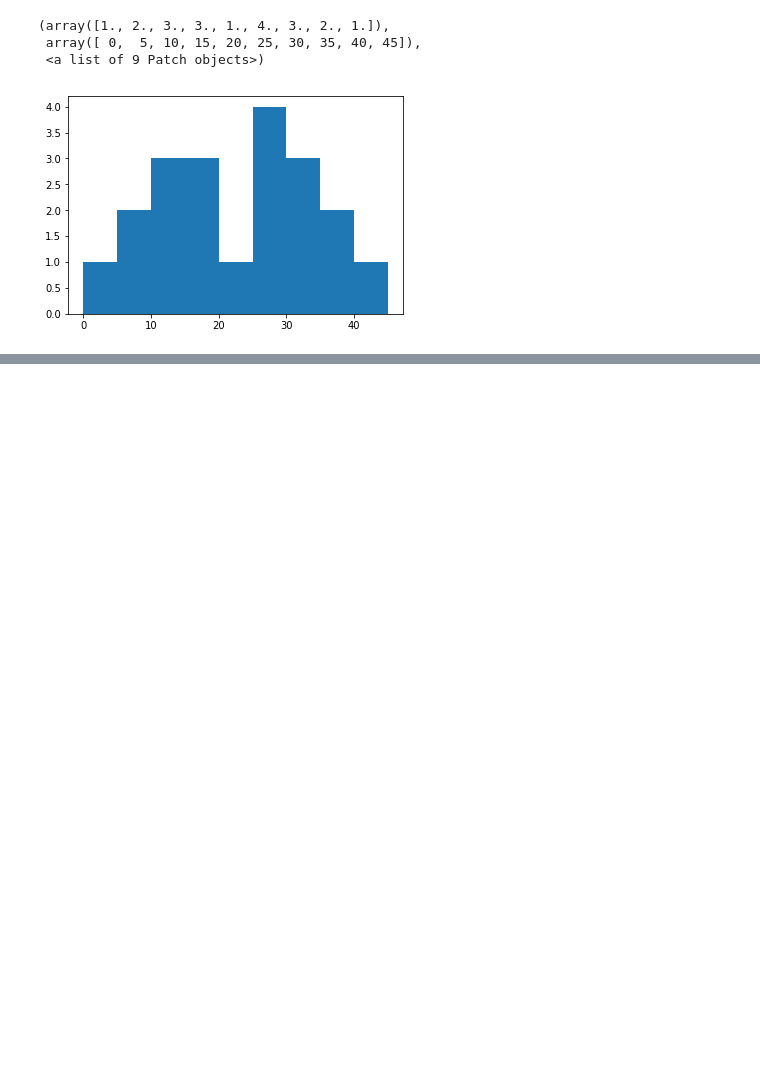
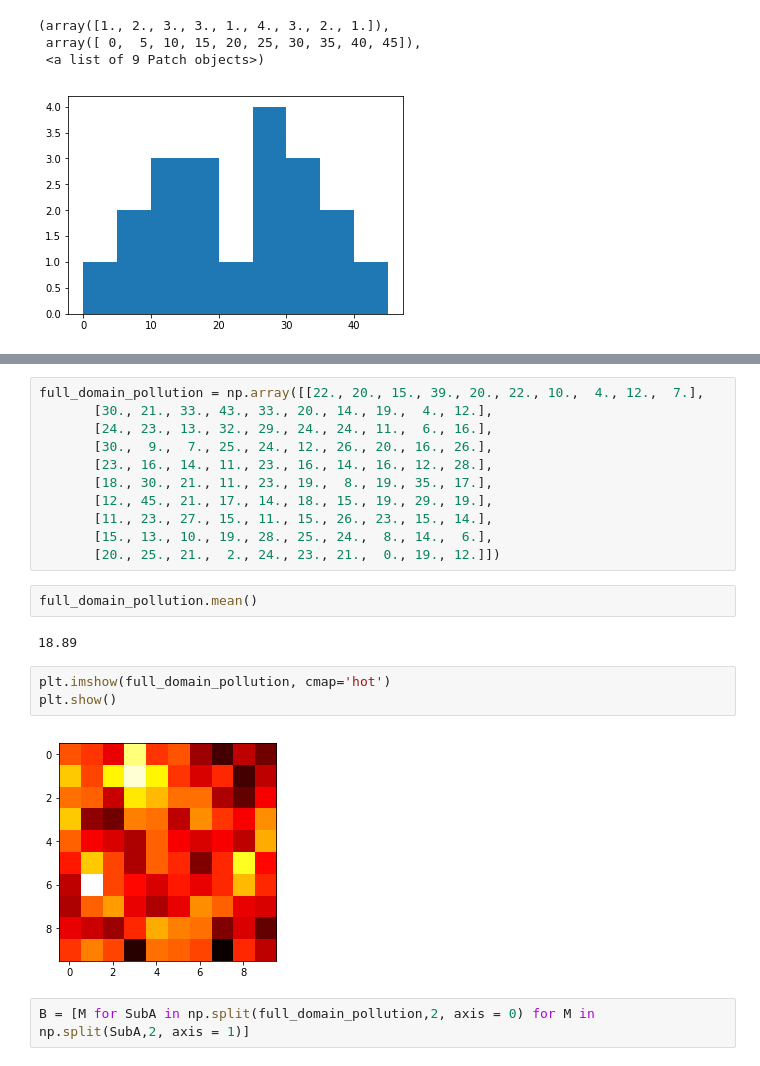
Before and after one commit to nshea3/geostats, a Jupyter notebook: Exercises_CFSG/Linear_geostatistics_exercises.ipynb, the cells around one changed output, grey strips where cells are left out. Saved outputs shown, nothing was run; the diff lists cells and outputs as text; blank space fills up the shorter version.

```diff
--- a/Exercises_CFSG/Linear_geostatistics_exercises.ipynb
+++ b/Exercises_CFSG/Linear_geostatistics_exercises.ipynb
@@ -120,0 +143,22 @@ plt.hist(pollution_campaign_2.values.ravel(), bins=range(0,50,5))
+# %%
+full_domain_pollution = np.array([[22., 20., 15., 39., 20., 22., 10.,  4., 12.,  7.],
+       [30., 21., 33., 43., 33., 20., 14., 19.,  4., 12.],
+       [24., 23., 13., 32., 29., 24., 24., 11.,  6., 16.],
+       [30.,  9.,  7., 25., 24., 12., 26., 20., 16., 26.],
+       [23., 16., 14., 11., 23., 16., 14., 16., 12., 28.],
+       [18., 30., 21., 11., 23., 19.,  8., 19., 35., 17.],
+       [12., 45., 21., 17., 14., 18., 15., 19., 29., 19.],
+       [11., 23., 27., 15., 11., 15., 26., 23., 15., 14.],
+       [15., 13., 10., 19., 28., 25., 24.,  8., 14.,  6.],
+       [20., 25., 21.,  2., 24., 23., 21.,  0., 19., 12.]])
+# %%
+full_domain_pollution.mean()
+# %% [output]
+18.89
+# %%
+plt.imshow(full_domain_pollution, cmap='hot')
+plt.show()
+# %% [output]
+[figure, added]
+# %%
+B = [M for SubA in np.split(full_domain_pollution,2, axis = 0) for M in np.split(SubA,2, axis = 1)]
```
Also changed, not shown: parts of 18 cells of this notebook, 1 other file.
